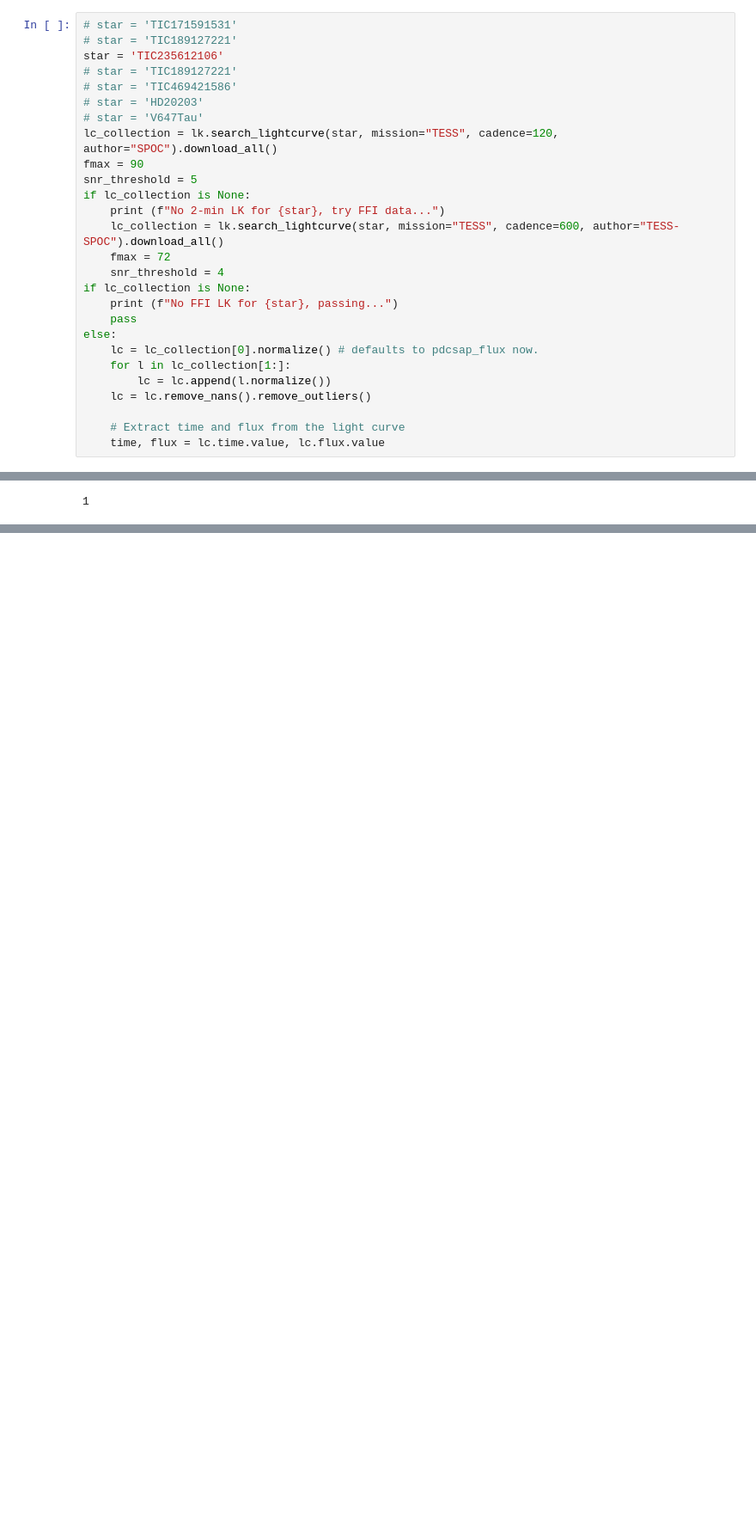
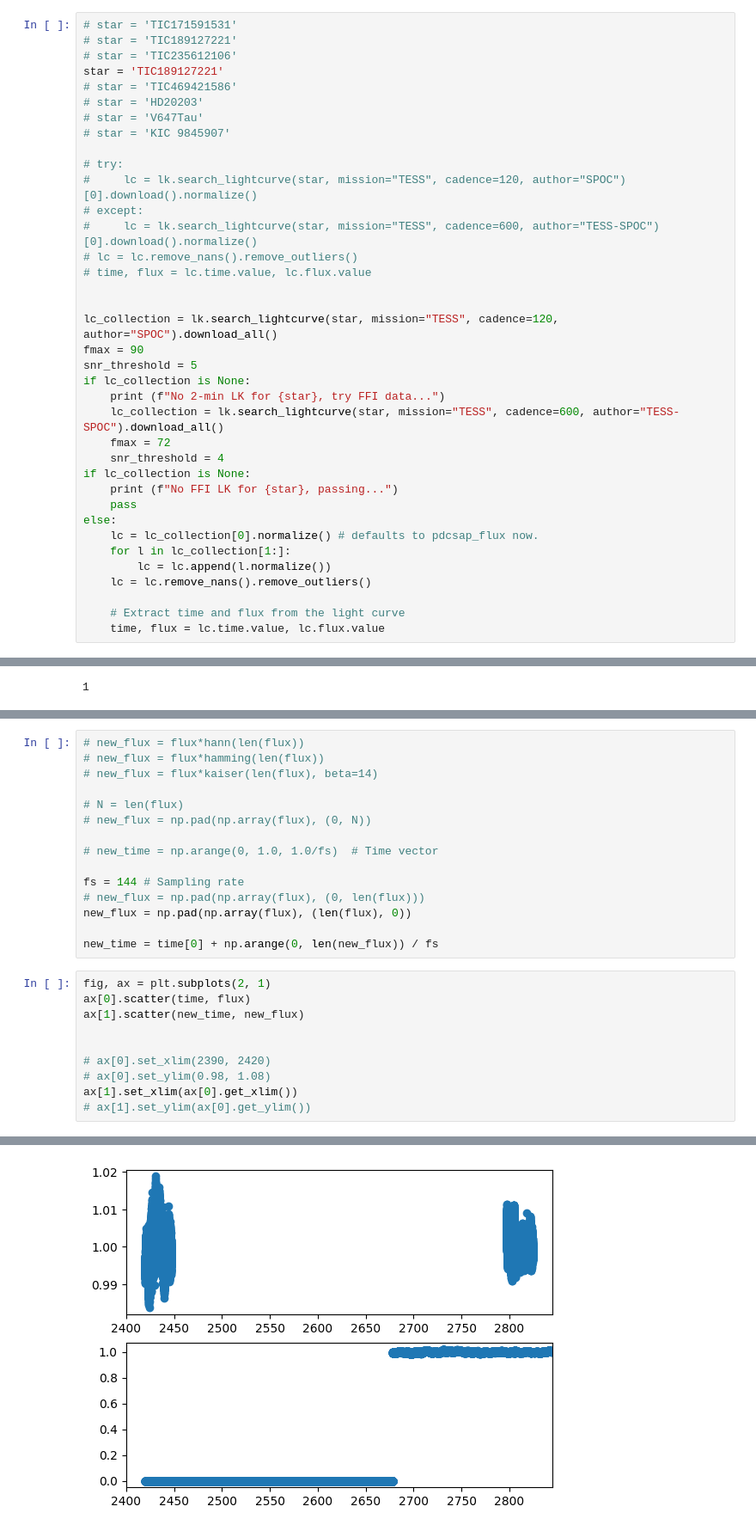
Before and after one commit to gautam-404/PreWhitener, a Jupyter notebook: pywhitener.ipynb, the cells around one changed output, grey strips where cells are left out. Shown: that part at 86% size. Drawn from its saved outputs; the diff is of its cells as text; blank space fills up the shorter version.

```diff
--- a/pywhitener.ipynb
+++ b/pywhitener.ipynb
@@ -20,11 +22,21 @@ from echelle import plot_echelle, interact_echelle
 # %%
 # star = 'TIC171591531'
 # star = 'TIC189127221'
-star = 'TIC235612106'
-# star = 'TIC189127221'
+# star = 'TIC235612106'
+star = 'TIC189127221'
 # star = 'TIC469421586'
 # star = 'HD20203'
 # star = 'V647Tau'
+# star = 'KIC 9845907'
+
+# try:
+#     lc = lk.search_lightcurve(star, mission="TESS", cadence=120, author="SPOC")[0].download().normalize()
+# except:
+#     lc = lk.search_lightcurve(star, mission="TESS", cadence=600, author="TESS-SPOC")[0].download().normalize()
+# lc = lc.remove_nans().remove_outliers()
+# time, flux = lc.time.value, lc.flux.value
+
+
 lc_collection = lk.search_lightcurve(star, mission="TESS", cadence=120, author="SPOC").download_all()
 fmax = 90
 snr_threshold = 5
@@ -365,0 +399,26 @@ x.pop(0)
+# %%
+# new_flux = flux*hann(len(flux))
+# new_flux = flux*hamming(len(flux))
+# new_flux = flux*kaiser(len(flux), beta=14)
+
+# N = len(flux)
+# new_flux = np.pad(np.array(flux), (0, N))
+
+# new_time = np.arange(0, 1.0, 1.0/fs)  # Time vector
+
+fs = 144 # Sampling rate
+# new_flux = np.pad(np.array(flux), (0, len(flux)))
+new_flux = np.pad(np.array(flux), (len(flux), 0))
+
+new_time = time[0] + np.arange(0, len(new_flux)) / fs
+# %%
+fig, ax = plt.subplots(2, 1)
+ax[0].scatter(time, flux)
+ax[1].scatter(new_time, new_flux)
+
+
+# ax[0].set_xlim(2390, 2420)
+# ax[0].set_ylim(0.98, 1.08)
+ax[1].set_xlim(ax[0].get_xlim())
+# ax[1].set_ylim(ax[0].get_ylim())
+# %% [output]
@@ -365,0 +426 @@ x.pop(0)
+[figure, added]
```
Also changed, not shown: parts of 18 cells of this notebook, 3 other files.
